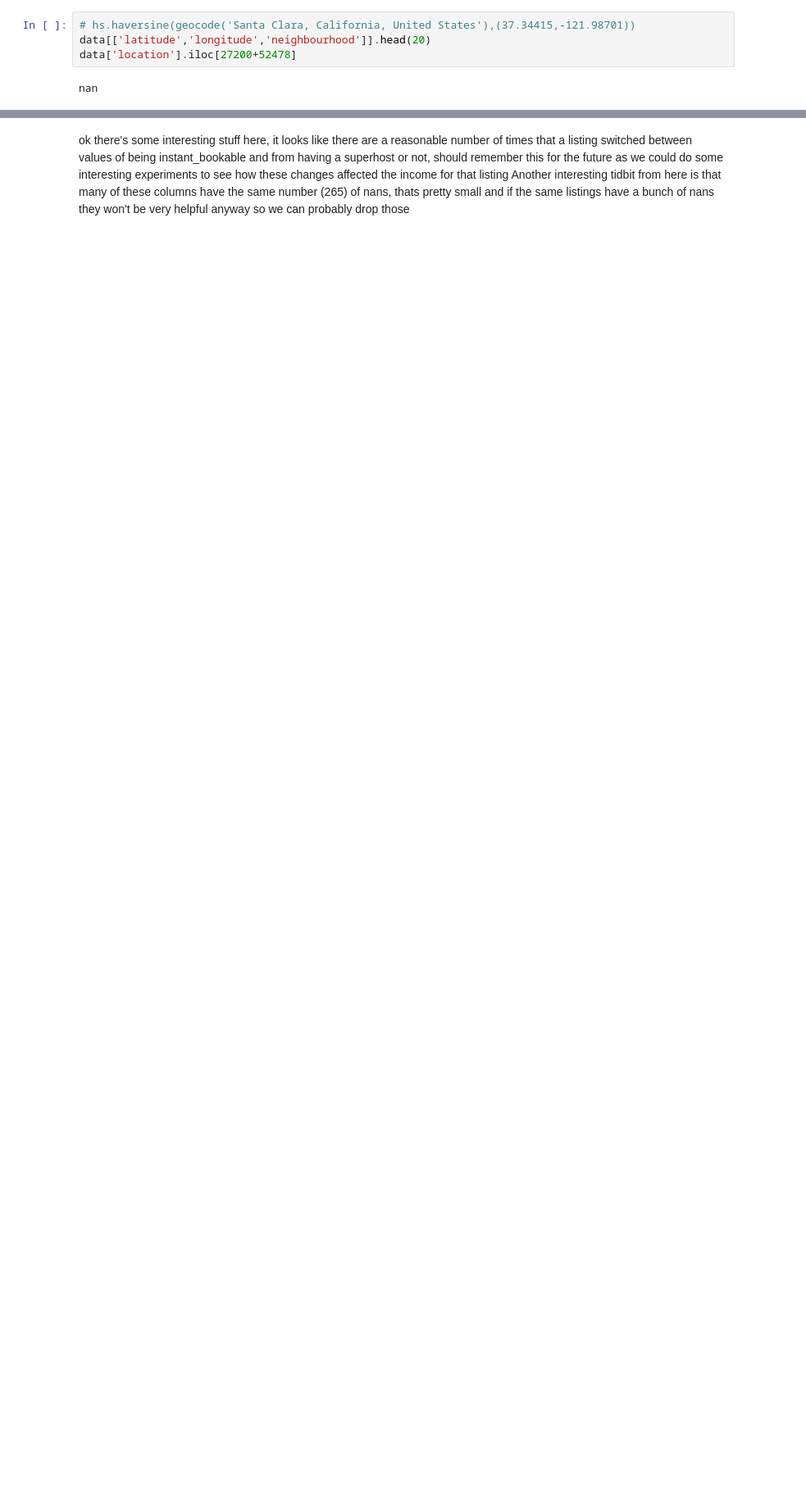
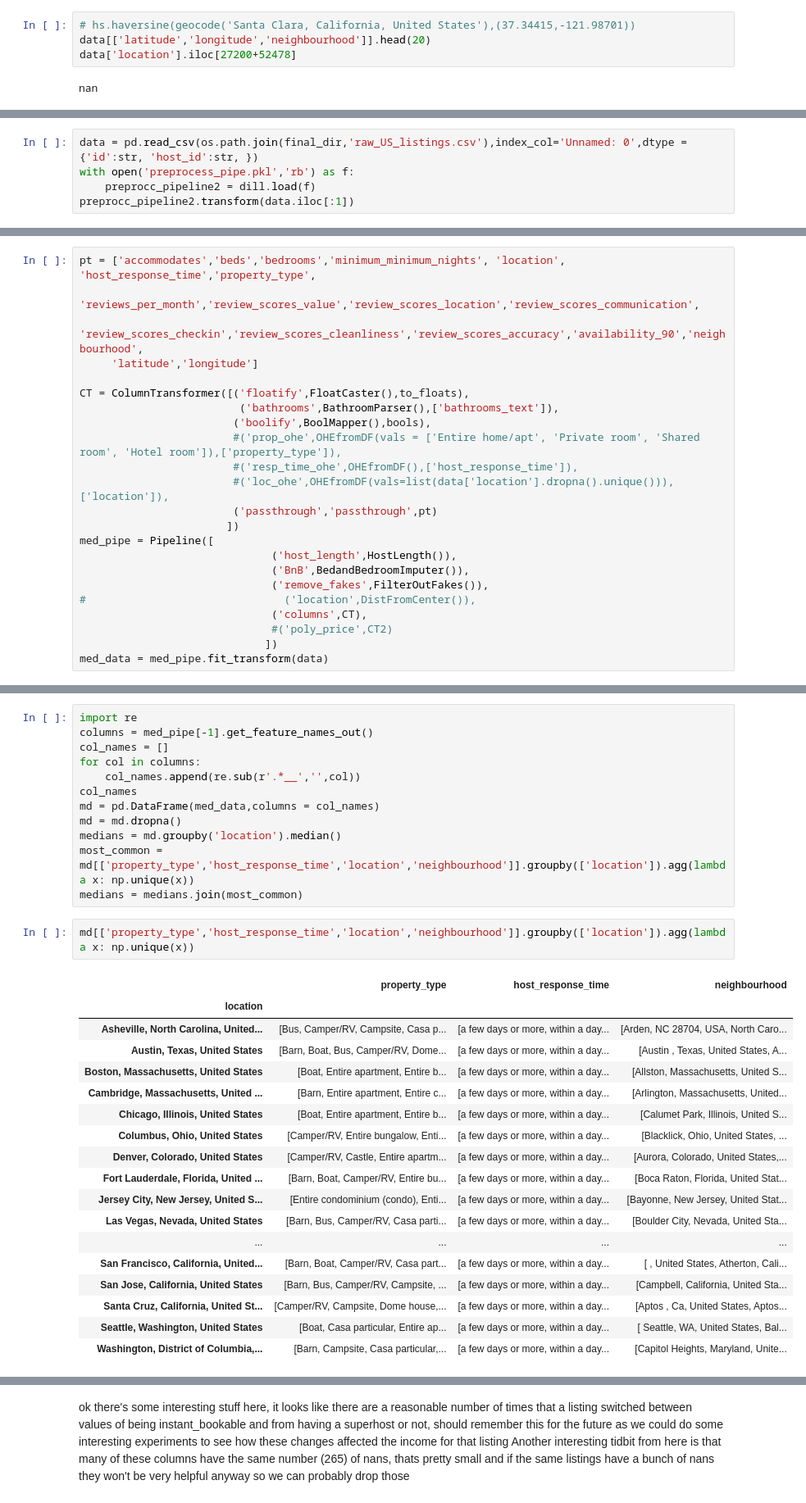
Before and after one commit to cskrasniak/rentals, a Jupyter notebook: data_cleaning_notebook.ipynb, the cells around one changed output, grey strips where cells are left out. Shown at 82% size. Drawn from its saved outputs; the diff is of its cells as text; blank space fills up the shorter version.

```diff
--- a/data_cleaning_notebook.ipynb
+++ b/data_cleaning_notebook.ipynb
@@ -586,0 +899,5 @@ host_is_superhost
+# %%
+data = pd.read_csv(os.path.join(final_dir,'raw_US_listings.csv'),index_col='Unnamed: 0',dtype = {'id':str, 'host_id':str, })
+with open('preprocess_pipe.pkl','rb') as f:
+    preprocc_pipeline2 = dill.load(f)
+preprocc_pipeline2.transform(data.iloc[:1])
@@ -586,0 +1118,23 @@ host_is_superhost
+# %%
+pt = ['accommodates','beds','bedrooms','minimum_minimum_nights', 'location', 'host_response_time','property_type',
+      'reviews_per_month','review_scores_value','review_scores_location','review_scores_communication',
+      'review_scores_checkin','review_scores_cleanliness','review_scores_accuracy','availability_90','neighbourhood',
+     'latitude','longitude']
+
+CT = ColumnTransformer([('floatify',FloatCaster(),to_floats),
+                         ('bathrooms',BathroomParser(),['bathrooms_text']),
+                        ('boolify',BoolMapper(),bools),
+                        #('prop_ohe',OHEfromDF(vals = ['Entire home/apt', 'Private room', 'Shared room', 'Hotel room']),['property_type']),
+                        #('resp_time_ohe',OHEfromDF(),['host_response_time']),
+                        #('loc_ohe',OHEfromDF(vals=list(data['location'].dropna().unique())),['location']),
+                        ('passthrough','passthrough',pt)
+                       ])
+med_pipe = Pipeline([
+                              ('host_length',HostLength()),
+                              ('BnB',BedandBedroomImputer()),
+                              ('remove_fakes',FilterOutFakes()),
+#                               ('location',DistFromCenter()),
+                              ('columns',CT),
+                              #('poly_price',CT2)
+                             ])
+med_data = med_pipe.fit_transform(data)
@@ -586,0 +1152,33 @@ host_is_superhost
+# %%
+import re
+columns = med_pipe[-1].get_feature_names_out()
+col_names = []
+for col in columns:
+    col_names.append(re.sub(r'.*__','',col))
+col_names
+md = pd.DataFrame(med_data,columns = col_names)
+md = md.dropna()
+medians = md.groupby('location').median()
+most_common = md[['property_type','host_response_time','location','neighbourhood']].groupby(['location']).agg(lambda x: np.unique(x))
+medians = medians.join(most_common)
+# %%
+md[['property_type','host_response_time','location','neighbourhood']].groupby(['location']).agg(lambda x: np.unique(x))
+# %% [output]
+|  | property_type | host_response_time | neighbourhood |
+| location |  |  |  |
+| Asheville, North Carolina, United... | [Bus, Camper/RV, Campsite, Casa p... | [a few days or more, within a day... | [Arden, NC 28704, USA, North Caro... |
+| Austin, Texas, United States | [Barn, Boat, Bus, Camper/RV, Dome... | [a few days or more, within a day... | [Austin , Texas, United States, A... |
+| Boston, Massachusetts, United States | [Boat, Entire apartment, Entire b... | [a few days or more, within a day... | [Allston, Massachusetts, United S... |
+| Cambridge, Massachusetts, United ... | [Barn, Entire apartment, Entire c... | [a few days or more, within a day... | [Arlington, Massachusetts, United... |
+| Chicago, Illinois, United States | [Boat, Entire apartment, Entire b... | [a few days or more, within a day... | [Calumet Park, Illinois, United S... |
+| Columbus, Ohio, United States | [Camper/RV, Entire bungalow, Enti... | [a few days or more, within a day... | [Blacklick, Ohio, United States, ... |
+| Denver, Colorado, United States | [Camper/RV, Castle, Entire apartm... | [a few days or more, within a day... | [Aurora, Colorado, United States,... |
+| Fort Lauderdale, Florida, United ... | [Barn, Boat, Camper/RV, Entire bu... | [a few days or more, within a day... | [Boca Raton, Florida, United Stat... |
+| Jersey City, New Jersey, United S... | [Entire condominium (condo), Enti... | [a few days or more, within a day... | [Bayonne, New Jersey, United Stat... |
+| Las Vegas, Nevada, United States | [Barn, Bus, Camper/RV, Casa parti... | [a few days or more, within a day... | [Boulder City, Nevada, United Sta... |
+| ... | ... | ... | ... |
+| San Francisco, California, United... | [Barn, Boat, Camper/RV, Casa part... | [a few days or more, within a day... | [ , United States, Atherton, Cali... |
+| San Jose, California, United States | [Barn, Bus, Camper/RV, Campsite, ... | [a few days or more, within a day... | [Campbell, California, United Sta... |
+| Santa Cruz, California, United St... | [Camper/RV, Campsite, Dome house,... | [a few days or more, within a day... | [Aptos , Ca, United States, Aptos... |
+| Seattle, Washington, United States | [Boat, Casa particular, Entire ap... | [a few days or more, within a day... | [ Seattle, WA, United States, Bal... |
+| Washington, District of Columbia,... | [Barn, Campsite, Casa particular,... | [a few days or more, within a day... | [Capitol Heights, Maryland, Unite... |
```
Also changed, not shown: parts of 54 cells of this notebook.
